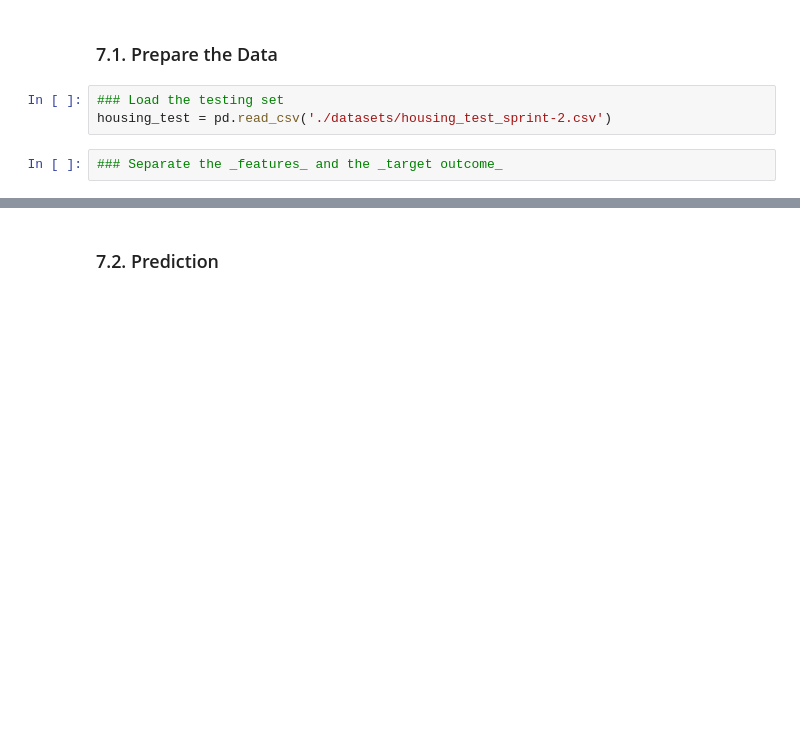
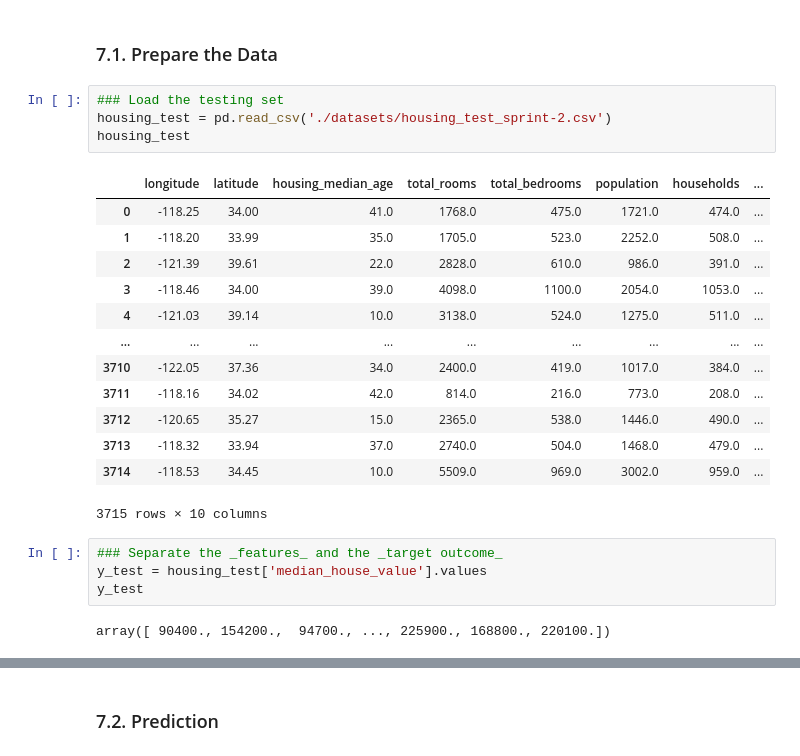
Before and after one commit to prof-samuka-IFSP/IFSP-CMP-D2APR-2021.2, a Jupyter notebook: projects/portfolio/project-01_regression_California-housing-prices/california-housing-sprint-04.ipynb, the cells around one changed output, grey strips where cells are left out. Saved outputs shown, nothing was run; the diff lists cells and outputs as text; blank space fills up the shorter version.

```diff
--- a/projects/portfolio/project-01_regression_California-housing-prices/california-housing-sprint-04.ipynb
+++ b/projects/portfolio/project-01_regression_California-housing-prices/california-housing-sprint-04.ipynb
@@ -790,5 +801,24 @@ After cross-validation, we can train our models by using the **entire** _trainin
 # %%
 ### Load the testing set
 housing_test = pd.read_csv('./datasets/housing_test_sprint-2.csv')
+housing_test
+# %% [output]
+|  | longitude | latitude | housing_median_age | total_rooms | total_bedrooms | population | households | ... |
+| 0 | -118.25 | 34.00 | 41.0 | 1768.0 | 475.0 | 1721.0 | 474.0 | ... |
+| 1 | -118.20 | 33.99 | 35.0 | 1705.0 | 523.0 | 2252.0 | 508.0 | ... |
+| 2 | -121.39 | 39.61 | 22.0 | 2828.0 | 610.0 | 986.0 | 391.0 | ... |
+| 3 | -118.46 | 34.00 | 39.0 | 4098.0 | 1100.0 | 2054.0 | 1053.0 | ... |
+| 4 | -121.03 | 39.14 | 10.0 | 3138.0 | 524.0 | 1275.0 | 511.0 | ... |
+| ... | ... | ... | ... | ... | ... | ... | ... | ... |
+| 3710 | -122.05 | 37.36 | 34.0 | 2400.0 | 419.0 | 1017.0 | 384.0 | ... |
+| 3711 | -118.16 | 34.02 | 42.0 | 814.0 | 216.0 | 773.0 | 208.0 | ... |
+| 3712 | -120.65 | 35.27 | 15.0 | 2365.0 | 538.0 | 1446.0 | 490.0 | ... |
+| 3713 | -118.32 | 33.94 | 37.0 | 2740.0 | 504.0 | 1468.0 | 479.0 | ... |
+| 3714 | -118.53 | 34.45 | 10.0 | 5509.0 | 969.0 | 3002.0 | 959.0 | ... |
+3715 rows × 10 columns
 # %%
 ### Separate the _features_ and the _target outcome_
+y_test = housing_test['median_house_value'].values
+y_test
+# %% [output]
+array([ 90400., 154200.,  94700., ..., 225900., 168800., 220100.])
```
Also changed, not shown: parts of 16 cells of this notebook, 2 other files.
